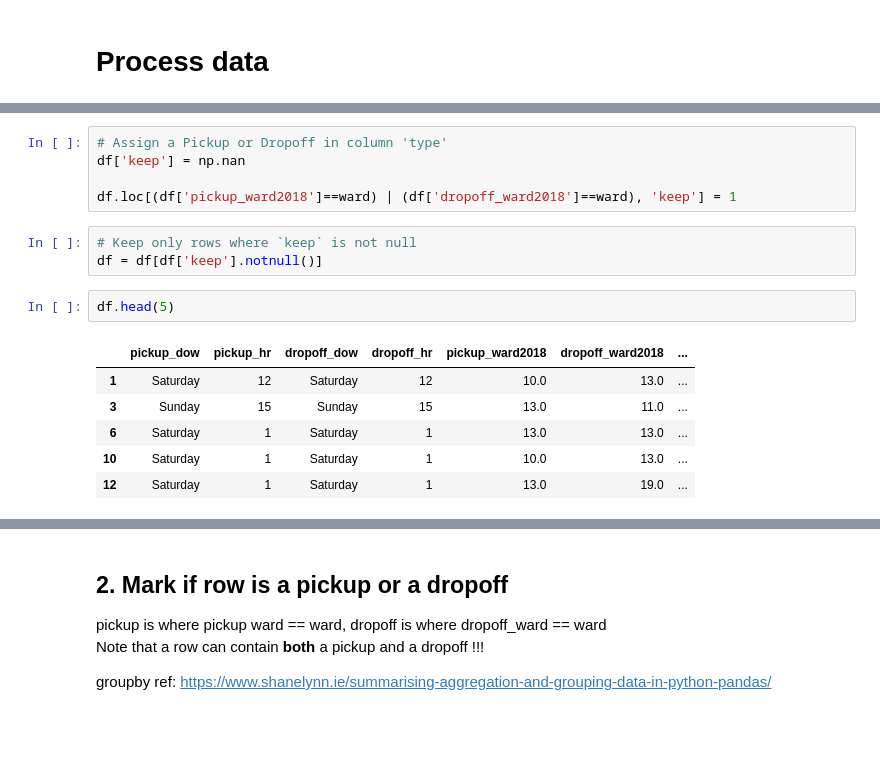
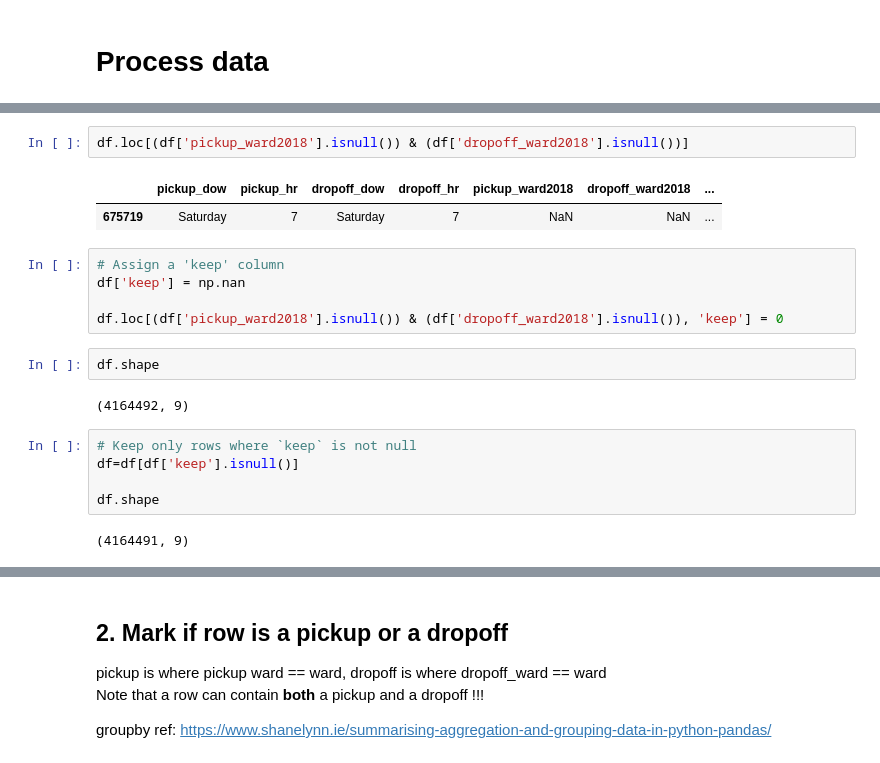
Before and after one commit to CityofToronto/bdit_cot-vfh, a Jupyter notebook: notebooks/Fig4_time-of-day-lineChart.ipynb, the cells around one changed output, grey strips where cells are left out. Saved outputs shown, nothing was run; the diff lists cells and outputs as text; blank space fills up the shorter version.

```diff
--- a/notebooks/ptc_counts_lineChart.ipynb
+++ b/notebooks/Fig4_time-of-day-lineChart.ipynb
@@ -118,17 +132,21 @@ Make col `keep` = 1 for where pick-up or for drop-off wards are the ward of inte
+# %%
+df.loc[(df['pickup_ward2018'].isnull()) & (df['dropoff_ward2018'].isnull())]
+# %% [output]
+|  | pickup_dow | pickup_hr | dropoff_dow | dropoff_hr | pickup_ward2018 | dropoff_ward2018 | ... |
+| 675719 | Saturday | 7 | Saturday | 7 | NaN | NaN | ... |
 # %%
-# Assign a Pickup or Dropoff in column 'type'
+# Assign a 'keep' column
 df['keep'] = np.nan
 
-df.loc[(df['pickup_ward2018']==ward) | (df['dropoff_ward2018']==ward), 'keep'] = 1
+df.loc[(df['pickup_ward2018'].isnull()) & (df['dropoff_ward2018'].isnull()), 'keep'] = 0
+# %%
+df.shape
+# %% [output]
+(4164492, 9)
 # %%
 # Keep only rows where `keep` is not null
-df = df[df['keep'].notnull()]
+df=df[df['keep'].isnull()]
+
+df.shape
+# %% [output]
+(4164491, 9)
-# %%
-df.head(5)
-# %% [output]
-|  | pickup_dow | pickup_hr | dropoff_dow | dropoff_hr | pickup_ward2018 | dropoff_ward2018 | ... |
-| 1 | Saturday | 12 | Saturday | 12 | 10.0 | 13.0 | ... |
-| 3 | Sunday | 15 | Sunday | 15 | 13.0 | 11.0 | ... |
-| 6 | Saturday | 1 | Saturday | 1 | 13.0 | 13.0 | ... |
-| 10 | Saturday | 1 | Saturday | 1 | 10.0 | 13.0 | ... |
-| 12 | Saturday | 1 | Saturday | 1 | 13.0 | 19.0 | ... |
```
Also changed, not shown: parts of 12 cells of this notebook.
